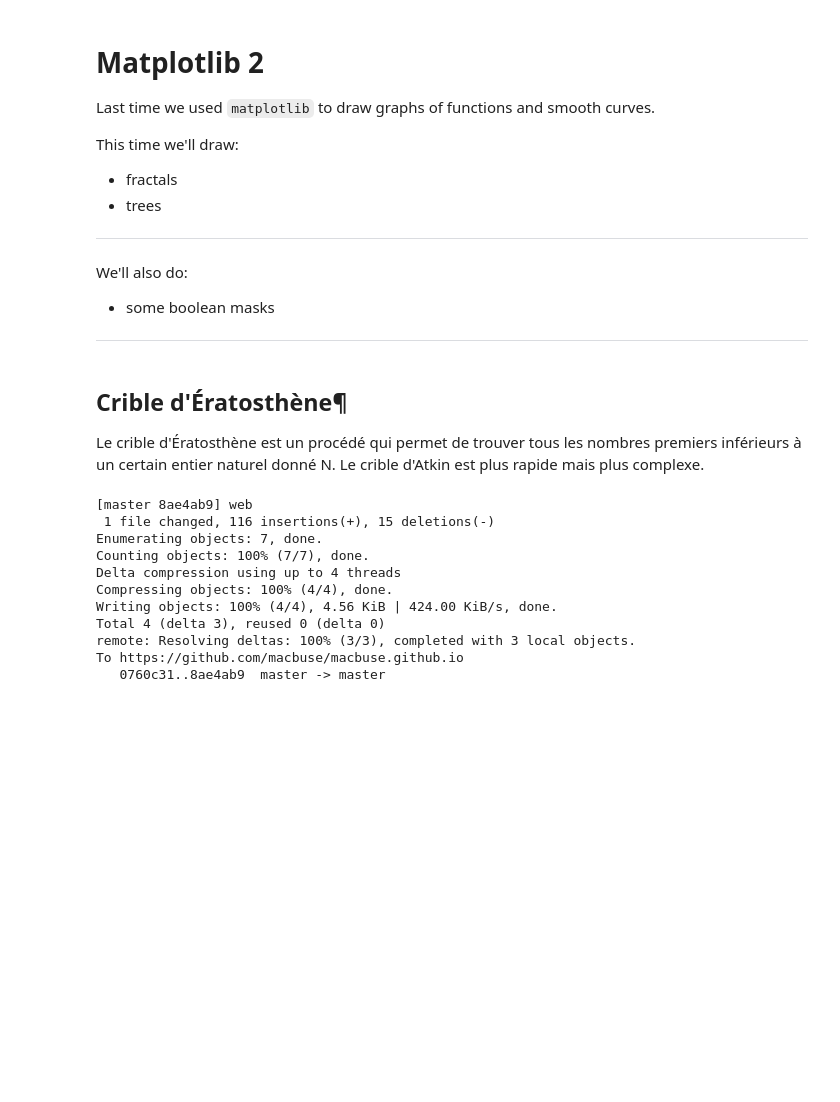
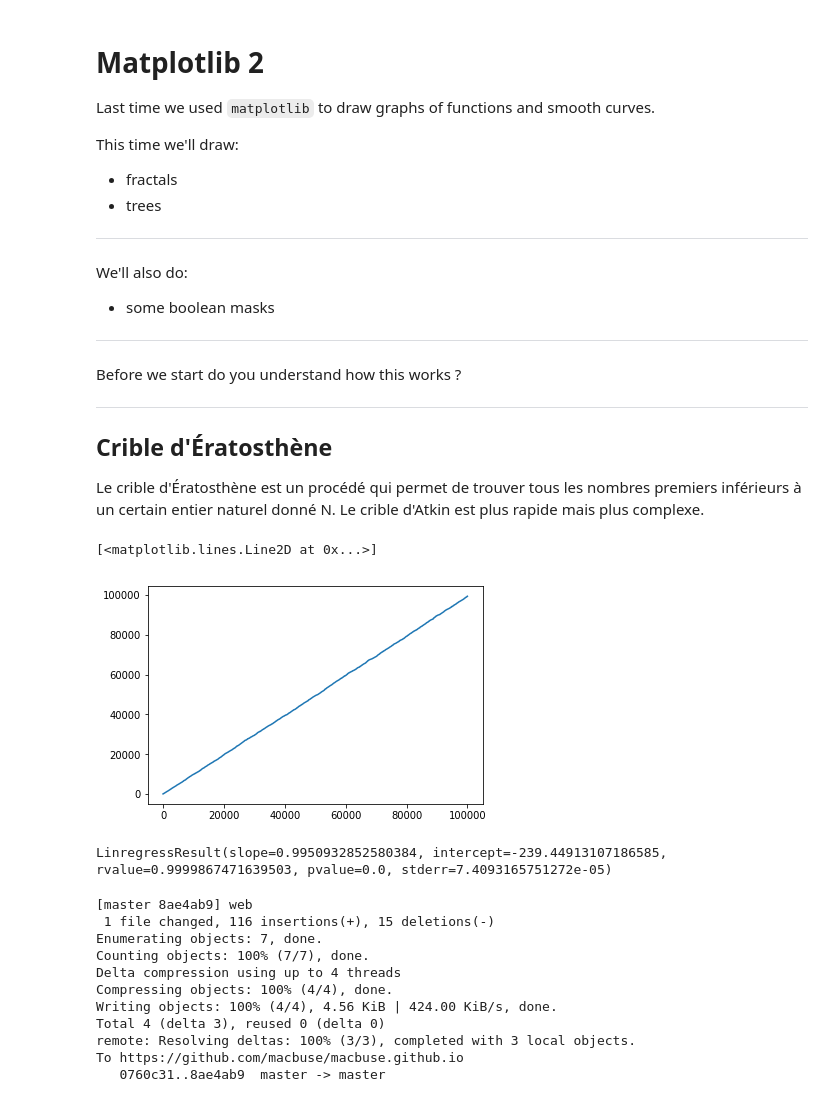
Before and after one commit to macbuse/macbuse.github.io, a Jupyter notebook: PROG/matplot_episode_two.ipynb, the cells around one changed output. Cells and saved outputs as stored; diff of their text form; code cells hidden in the pictures; blank space fills up the shorter version.

```diff
--- a/PROG/matplot_episode_two.ipynb
+++ b/PROG/matplot_episode_two.ipynb
@@ -20,7 +20,11 @@ We'll also do:
 import numpy as np
 import matplotlib.pyplot as plt
 # %% [markdown]
-## Crible d'Ératosthène¶
+Before we start do you understand how this works ?
+
+---
+
+## Crible d'Ératosthène
 
 Le crible d'Ératosthène est un procédé qui permet de trouver tous les nombres premiers inférieurs à un certain entier naturel donné N. Le crible d'Atkin est plus rapide mais plus complexe.
 # %%
@@ -37,3 +43,19 @@ def primes(n):
+# %%
+P = primes(100000)
+X,Y = P[P % 4 == 1], P[P % 4 == 3]
+# %%
+num = min(len(X),len(Y))
+X, Y= X[:num],Y[:num]
+plt.plot(X[:num],Y[:num])
+# %% [output]
+[<matplotlib.lines.Line2D at 0x...>]
+[figure, added]
+# %%
+from scipy.stats import linregress
+
+linregress(X,Y)
+# %% [output]
+LinregressResult(slope=0.9950932852580384, intercept=-239.44913107186585, rvalue=0.9999867471639503, pvalue=0.0, stderr=7.4093165751272e-05)
 # %%
 ! ../.g
 # %% [output]
```
Also changed, not shown: parts of 2 cells of this notebook.
